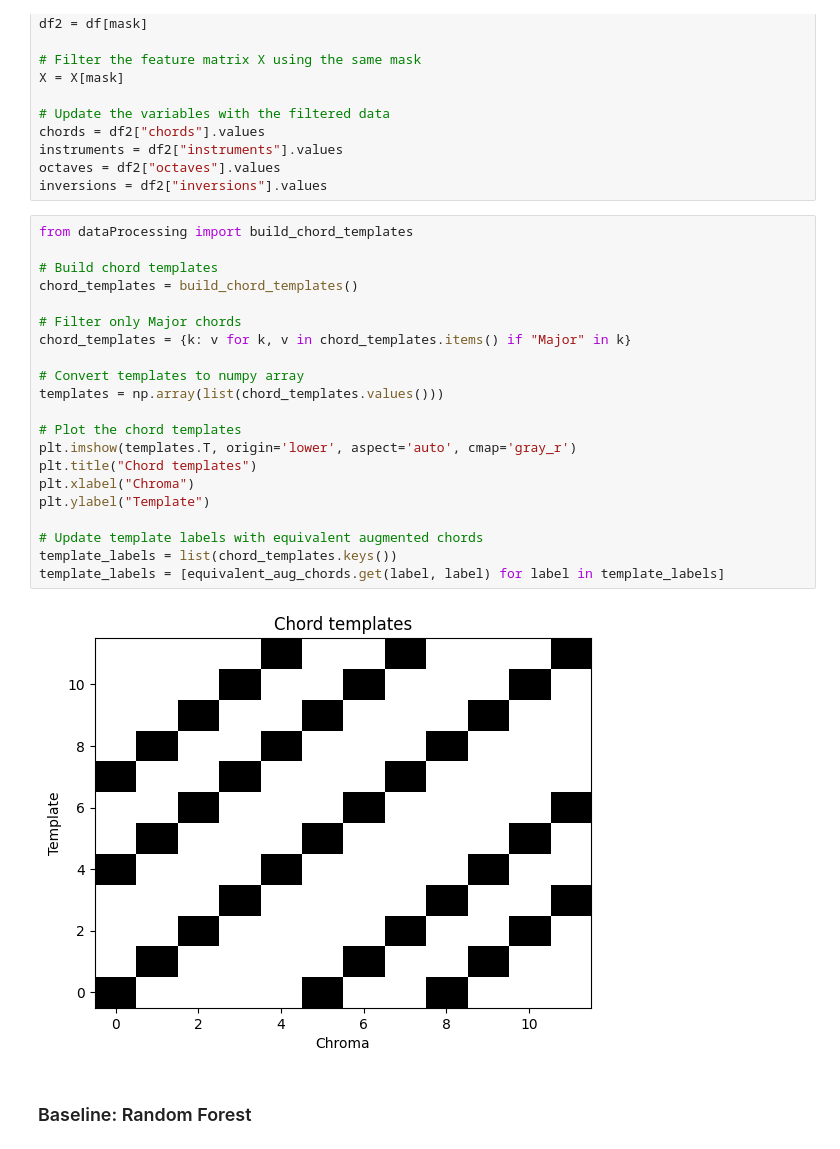
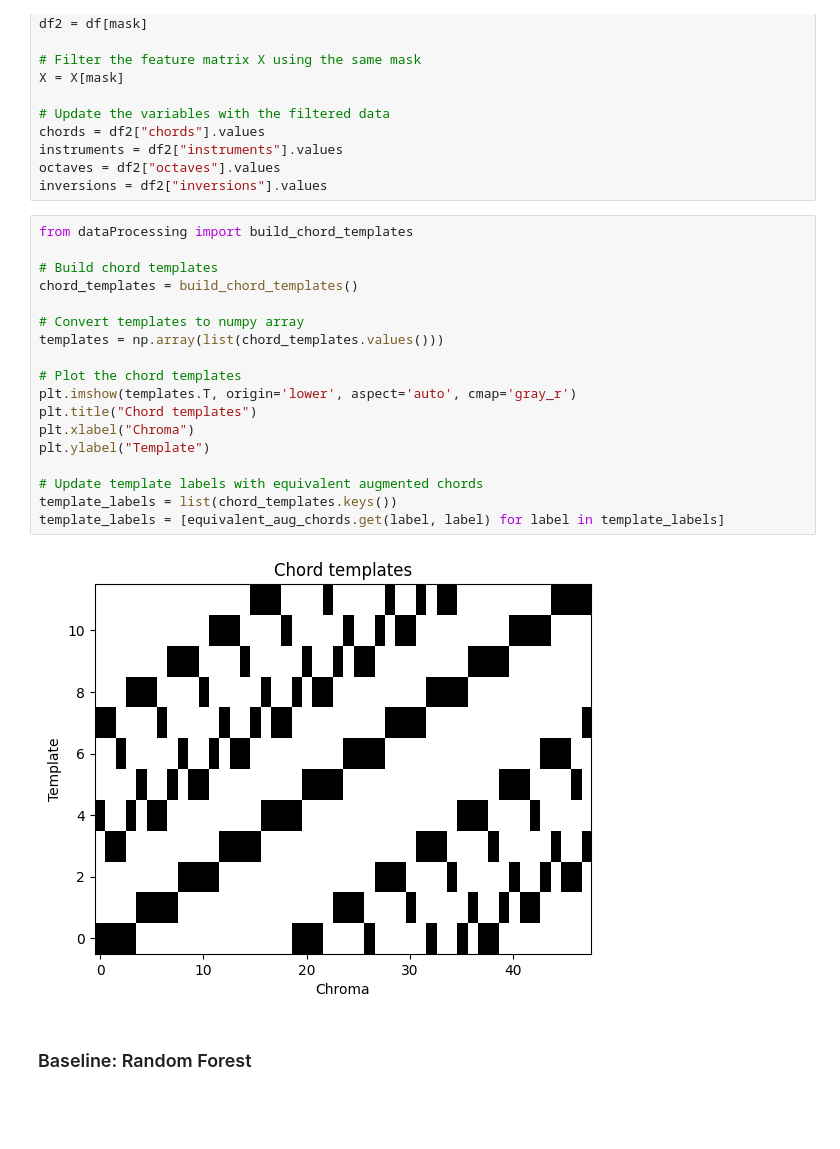
Before and after one commit to oscarboyle/chordclustering, a Jupyter notebook: experiment_violin_all_chords.ipynb, the cells around one changed output. Saved outputs shown, nothing was run; the diff lists cells and outputs as text; blank space fills up the shorter version.

```diff
--- a/experiment_violin_all_chords.ipynb
+++ b/experiment_violin_all_chords.ipynb
@@ -106,26 +103,23 @@ inversions = df2["inversions"].values
 # %%
 from dataProcessing import build_chord_templates
 
 # Build chord templates
 chord_templates = build_chord_templates()
-
-# Filter only Major chords
-chord_templates = {k: v for k, v in chord_templates.items() if "Major" in k}
 
 # Convert templates to numpy array
 templates = np.array(list(chord_templates.values()))
 
 # Plot the chord templates
 plt.imshow(templates.T, origin='lower', aspect='auto', cmap='gray_r')
 plt.title("Chord templates")
 plt.xlabel("Chroma")
 plt.ylabel("Template")
 
 # Update template labels with equivalent augmented chords
 template_labels = list(chord_templates.keys())
 template_labels = [equivalent_aug_chords.get(label, label) for label in template_labels]
 # %% [output]
-[figure, old version]
+[figure, new version]
 # %% [markdown]
 ### Baseline: Random Forest
 # %%
```
Also changed, not shown: parts of 10 cells of this notebook, 33 other files.
